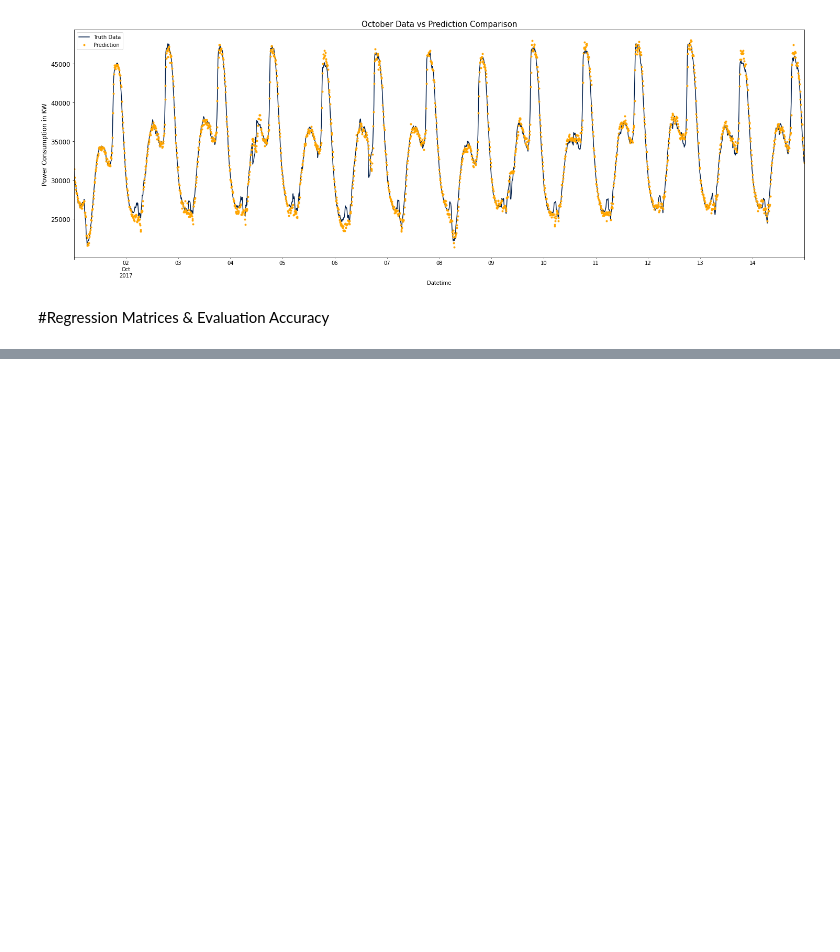
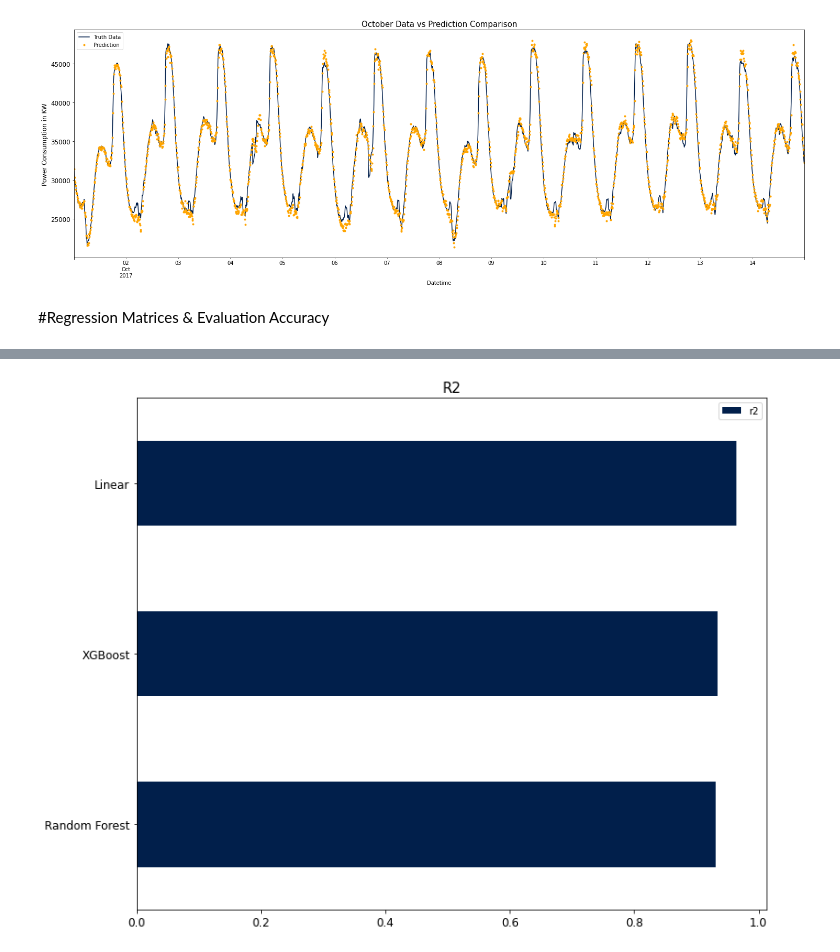
Before and after one commit to thedeveloper2104/NASH_2023_bro_code, a Jupyter notebook: NASH_Bro_Code_Energy_Streamliner.ipynb, the cells around one changed output, grey strips where cells are left out. Saved outputs shown, nothing was run; the diff lists cells and outputs as text; code cells hidden in the pictures; blank space fills up the shorter version.

```diff
--- a/NASH_Bro_Code_Energy_Streamliner.ipynb
+++ b/NASH_Bro_Code_Energy_Streamliner.ipynb
@@ -580,0 +577,8 @@ merged_error_matrics
+# %%
+transpose_merged_errors[['r2']].sort_values('r2').plot(kind='barh', title='R2', color = "#011f4b", figsize=(12,10))
+plt.title('R2', fontsize=15)
+plt.xticks(fontsize=12)
+plt.yticks(fontsize=12)
+plt.show()
+# %% [output]
+[figure, added]
```
Also changed, not shown: parts of 12 cells of this notebook.
